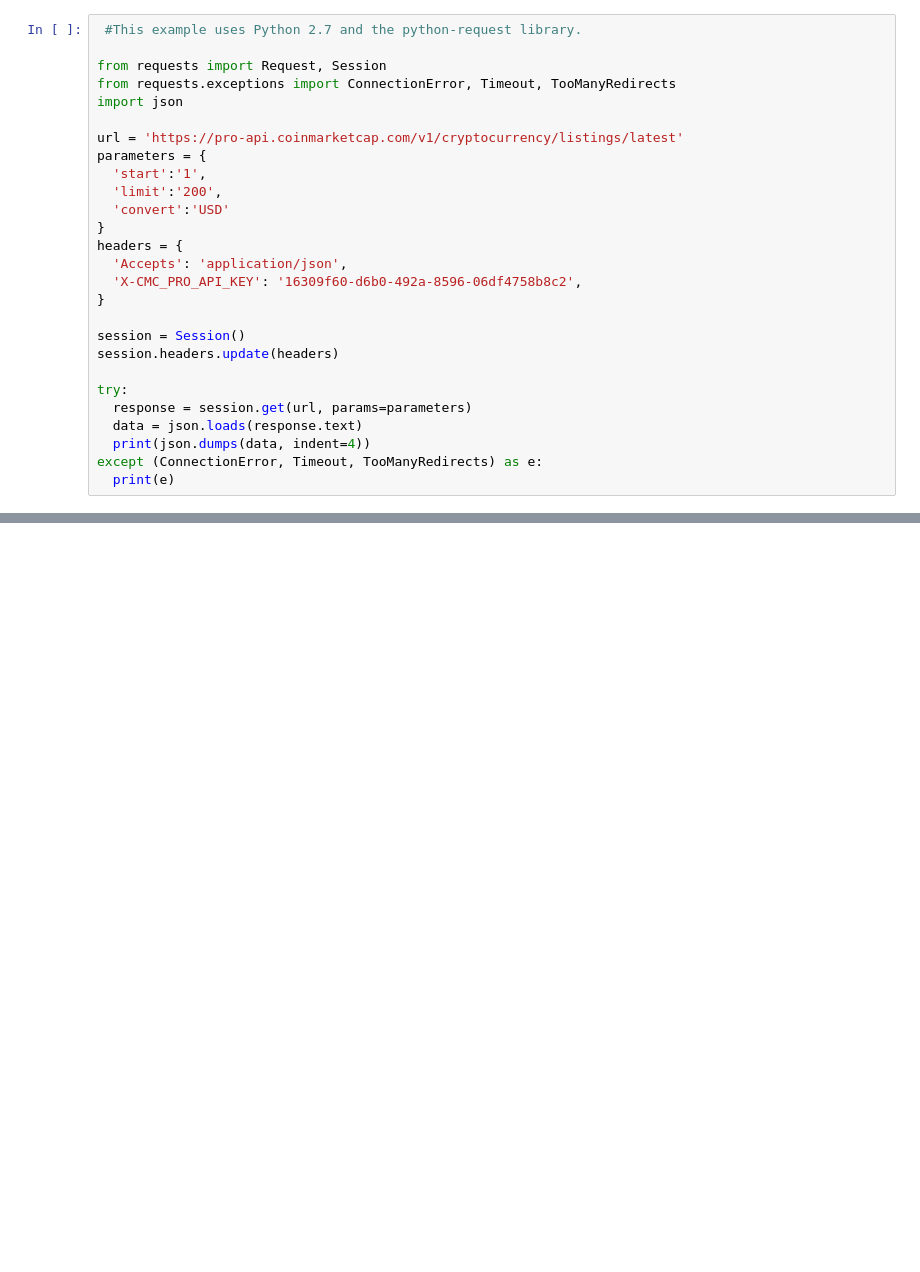
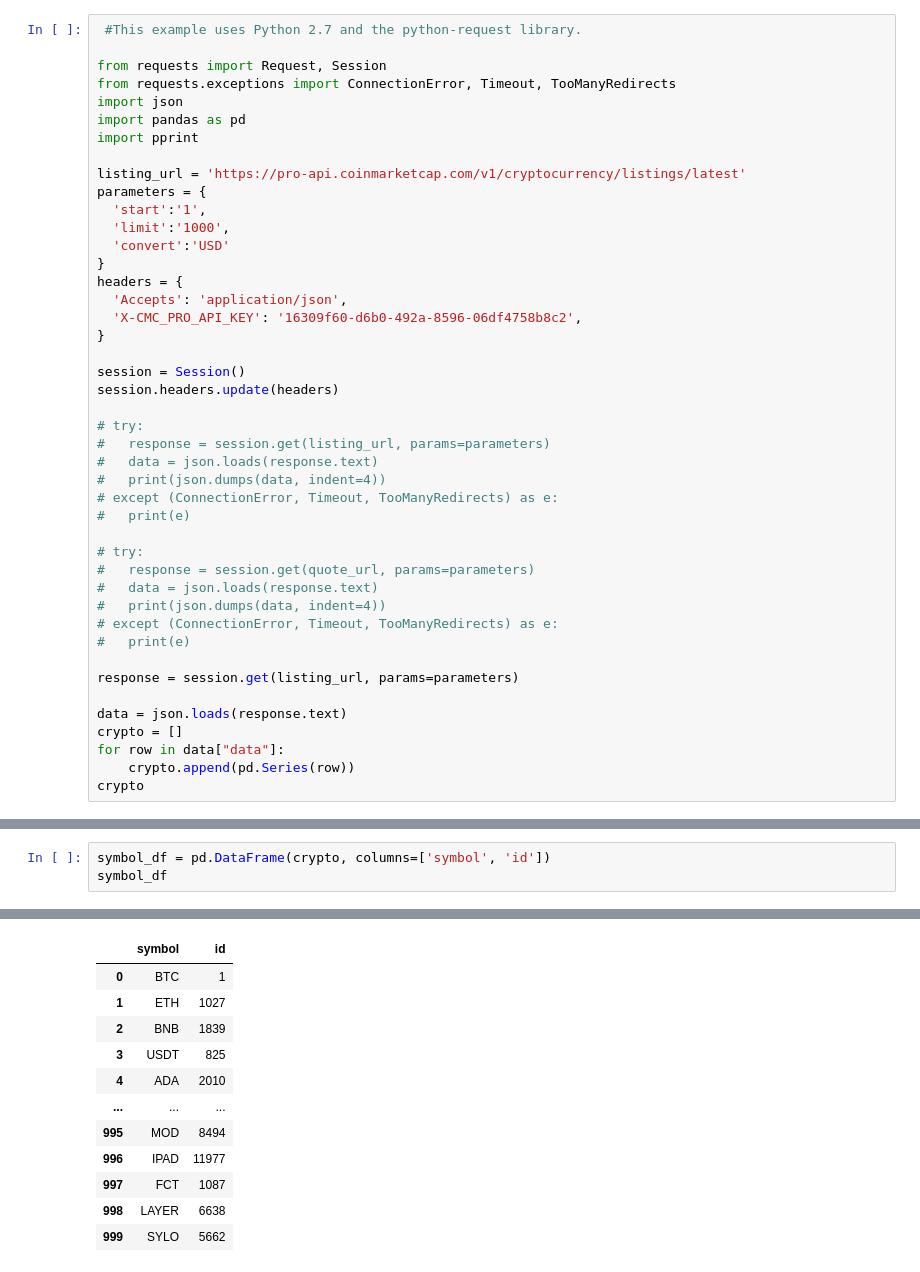
Before and after one commit to webclinic017/The_Crypto_Caller, a Jupyter notebook: workflow/billy_workflow/coinmarketcap_api.ipynb, the cells around one changed output, grey strips where cells are left out. Saved outputs shown, nothing was run; the diff lists cells and outputs as text; blank space fills up the shorter version.

Commit message:
working through adding crypto prices to df

```diff
--- a/workflow/billy_workflow/coinmarketcap_api.ipynb
+++ b/workflow/billy_workflow/coinmarketcap_api.ipynb
@@ -4,11 +4,13 @@
 from requests import Request, Session
 from requests.exceptions import ConnectionError, Timeout, TooManyRedirects
 import json
+import pandas as pd
+import pprint
 
-url = 'https://pro-api.coinmarketcap.com/v1/cryptocurrency/listings/latest'
+listing_url = 'https://pro-api.coinmarketcap.com/v1/cryptocurrency/listings/latest'
 parameters = {
   'start':'1',
-  'limit':'200',
+  'limit':'1000',
   'convert':'USD'
 }
 headers = {
@@ -19,10 +21,25 @@ headers = {
 session = Session()
 session.headers.update(headers)
 
-try:
-  response = session.get(url, params=parameters)
-  data = json.loads(response.text)
-  print(json.dumps(data, indent=4))
-except (ConnectionError, Timeout, TooManyRedirects) as e:
-  print(e)
+# try:
+#   response = session.get(listing_url, params=parameters)
+#   data = json.loads(response.text)
+#   print(json.dumps(data, indent=4))
+# except (ConnectionError, Timeout, TooManyRedirects) as e:
+#   print(e)
+
+# try:
+#   response = session.get(quote_url, params=parameters)
+#   data = json.loads(response.text)
+#   print(json.dumps(data, indent=4))
+# except (ConnectionError, Timeout, TooManyRedirects) as e:
+#   print(e)
+
+response = session.get(listing_url, params=parameters)
+
+data = json.loads(response.text)
+crypto = []
+for row in data["data"]:
+    crypto.append(pd.Series(row))
+crypto
 # %% [output]
@@ -75,0 +102,4 @@ crypto_symbols
+# %%
+symbol_df = pd.DataFrame(crypto, columns=['symbol', 'id'])
+symbol_df
+# %% [output]
@@ -75,0 +107,12 @@ crypto_symbols
+|  | symbol | id |
+| 0 | BTC | 1 |
+| 1 | ETH | 1027 |
+| 2 | BNB | 1839 |
+| 3 | USDT | 825 |
+| 4 | ADA | 2010 |
+| ... | ... | ... |
+| 995 | MOD | 8494 |
+| 996 | IPAD | 11977 |
+| 997 | FCT | 1087 |
+| 998 | LAYER | 6638 |
+| 999 | SYLO | 5662 |
```
Also changed, not shown: parts of 11 cells of this notebook, 6 other files.
